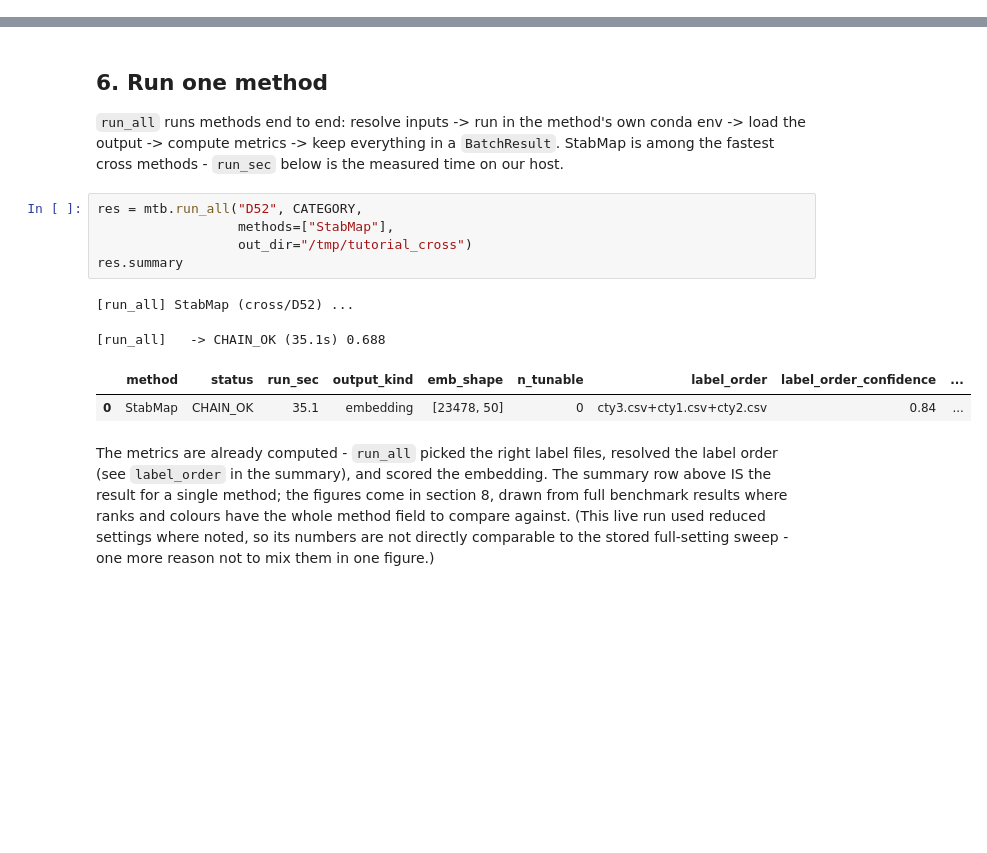
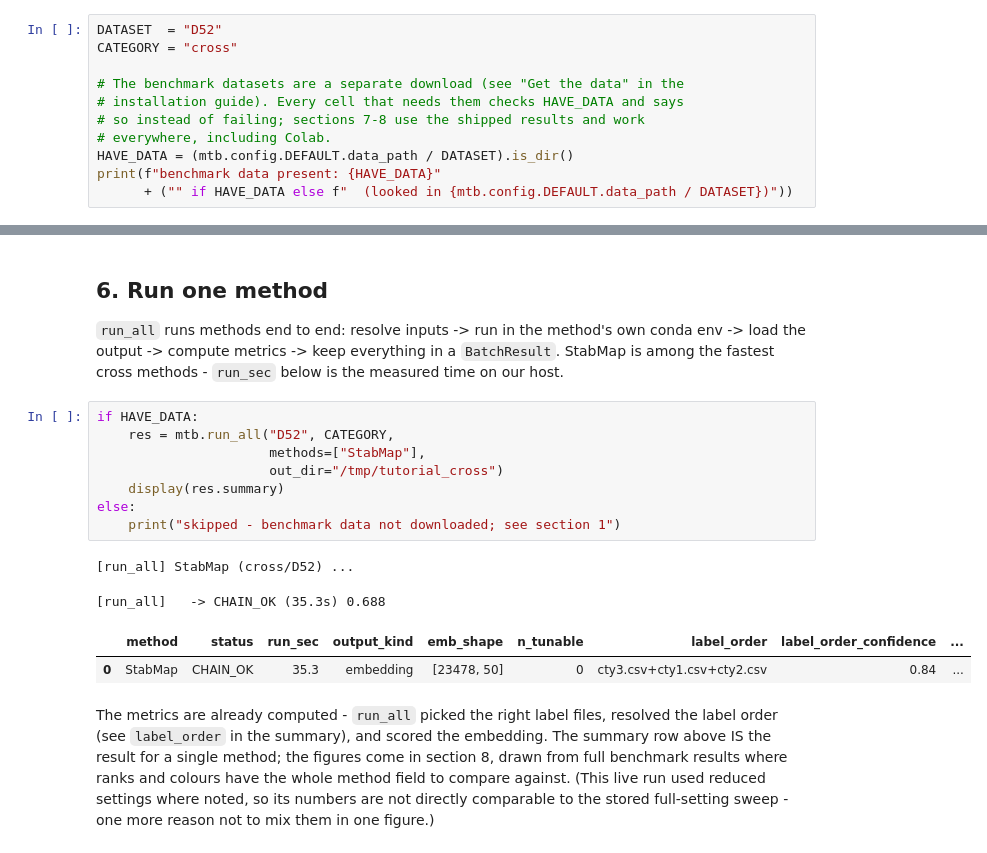
Before and after one commit to DSichang/scMultiBench, a Jupyter notebook: tutorials/cross/cross.ipynb, the cells around one changed output, grey strips where cells are left out. Cells and saved outputs as stored; diff of their text form; blank space fills up the shorter version.

```diff
--- a/tutorials/cross/cross.ipynb
+++ b/tutorials/cross/cross.ipynb
@@ -100,0 +100,11 @@ CATEGORY = "cross"
+# %%
+DATASET  = "D52"
+CATEGORY = "cross"
+
+# The benchmark datasets are a separate download (see "Get the data" in the
+# installation guide). Every cell that needs them checks HAVE_DATA and says
+# so instead of failing; sections 7-8 use the shipped results and work
+# everywhere, including Colab.
+HAVE_DATA = (mtb.config.DEFAULT.data_path / DATASET).is_dir()
+print(f"benchmark data present: {HAVE_DATA}"
+      + ("" if HAVE_DATA else f"  (looked in {mtb.config.DEFAULT.data_path / DATASET})"))
@@ -276,15 +303,18 @@ pd.DataFrame(rows).sort_values("n_tunable", ascending=False).reset_index(drop=Tr
 conda env -> load the output -> compute metrics -> keep everything in a
 `BatchResult`. StabMap is among the fastest cross methods - `run_sec` below is the measured time on our host.
 # %%
-res = mtb.run_all("D52", CATEGORY,
-                  methods=["StabMap"],
-                  out_dir="/tmp/tutorial_cross")
-res.summary
+if HAVE_DATA:
+    res = mtb.run_all("D52", CATEGORY,
+                      methods=["StabMap"],
+                      out_dir="/tmp/tutorial_cross")
+    display(res.summary)
+else:
+    print("skipped - benchmark data not downloaded; see section 1")
 # %% [output]
 [run_all] StabMap (cross/D52) ...
-[run_all]   -> CHAIN_OK (35.1s) 0.688
+[run_all]   -> CHAIN_OK (35.3s) 0.688
 |  | method | status | run_sec | output_kind | emb_shape | n_tunable | label_order | label_order_confidence | ... |
-| 0 | StabMap | CHAIN_OK | 35.1 | embedding | [23478, 50] | 0 | cty3.csv+cty1.csv+cty2.csv | 0.84 | ... |
+| 0 | StabMap | CHAIN_OK | 35.3 | embedding | [23478, 50] | 0 | cty3.csv+cty1.csv+cty2.csv | 0.84 | ... |
 # %% [markdown]
 The metrics are already computed - `run_all` picked the right label files,
 resolved the label order (see `label_order` in the summary), and scored the
```
Also changed, not shown: parts of 11 cells of this notebook, 8 other files.
